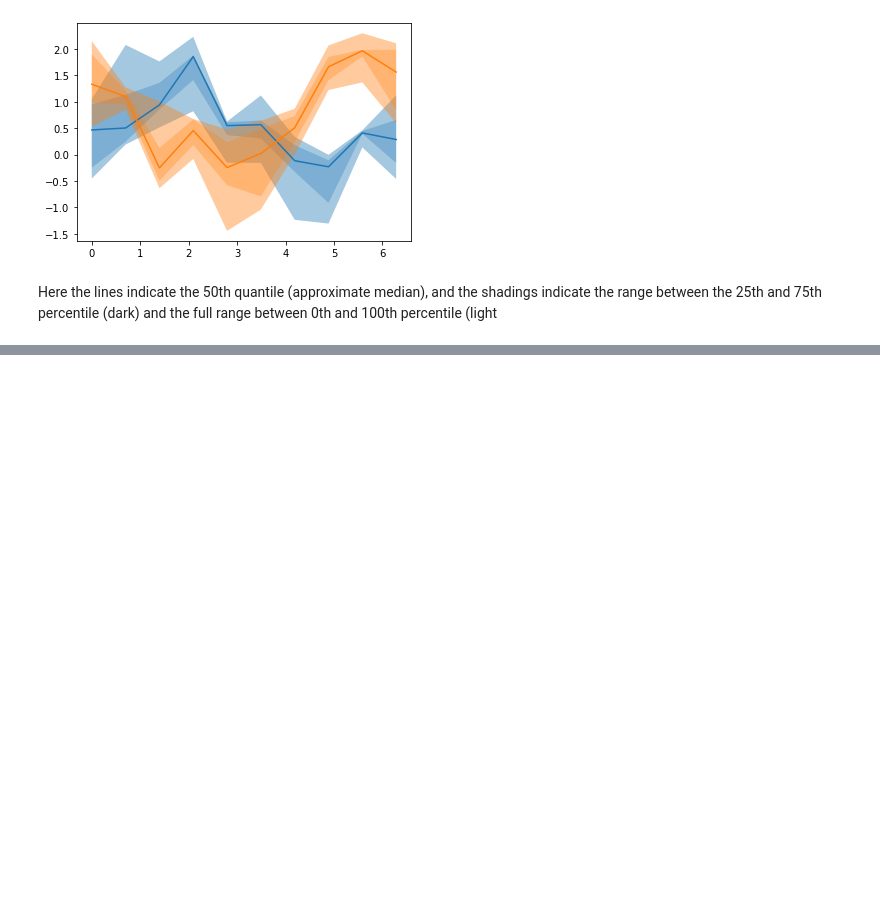
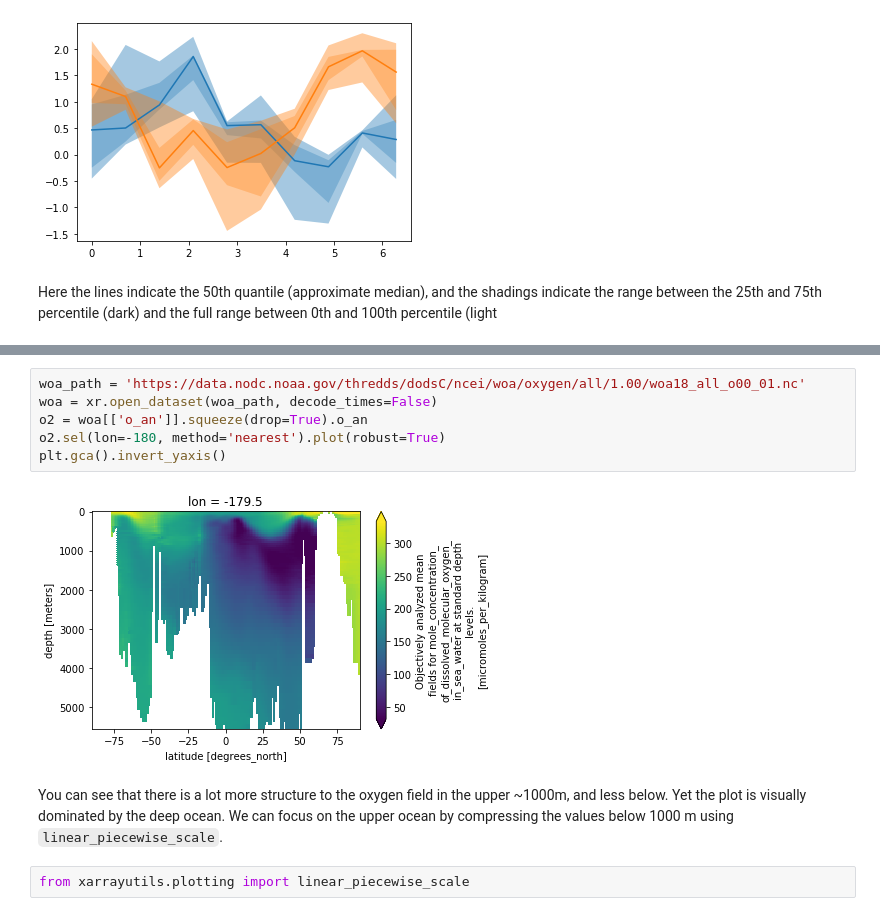
Before and after one commit to jbusecke/xarrayutils, a Jupyter notebook: doc/plotting.ipynb, the cells around one changed output, grey strips where cells are left out. Drawn from its saved outputs; the diff is of its cells as text; blank space fills up the shorter version.

Commit message:
added linear_piecewise_scale (#55)
* added linear_piecewise_scale

* more extensive tests

* replaced line with coord assignment (#56)

* added linear_piecewise_scale

* more extensive tests

```diff
--- a/doc/plotting.ipynb
+++ b/doc/plotting.ipynb
@@ -104,0 +102,12 @@ Here the lines indicate the 50th quantile (approximate median), and the shadings
+# %%
+woa_path = 'https://data.nodc.noaa.gov/thredds/dodsC/ncei/woa/oxygen/all/1.00/woa18_all_o00_01.nc'
+woa = xr.open_dataset(woa_path, decode_times=False)
+o2 = woa[['o_an']].squeeze(drop=True).o_an
+o2.sel(lon=-180, method='nearest').plot(robust=True)
+plt.gca().invert_yaxis()
+# %% [output]
+[figure, added]
+# %% [markdown]
+You can see that there is a lot more structure to the oxygen field in the upper ~1000m, and less below. Yet the plot is visually dominated by the deep ocean. We can focus on the upper ocean by compressing the values below 1000 m using `linear_piecewise_scale`.
+# %%
+from xarrayutils.plotting import linear_piecewise_scale
```
Also changed, not shown: parts of 12 cells of this notebook, 2 other files.
